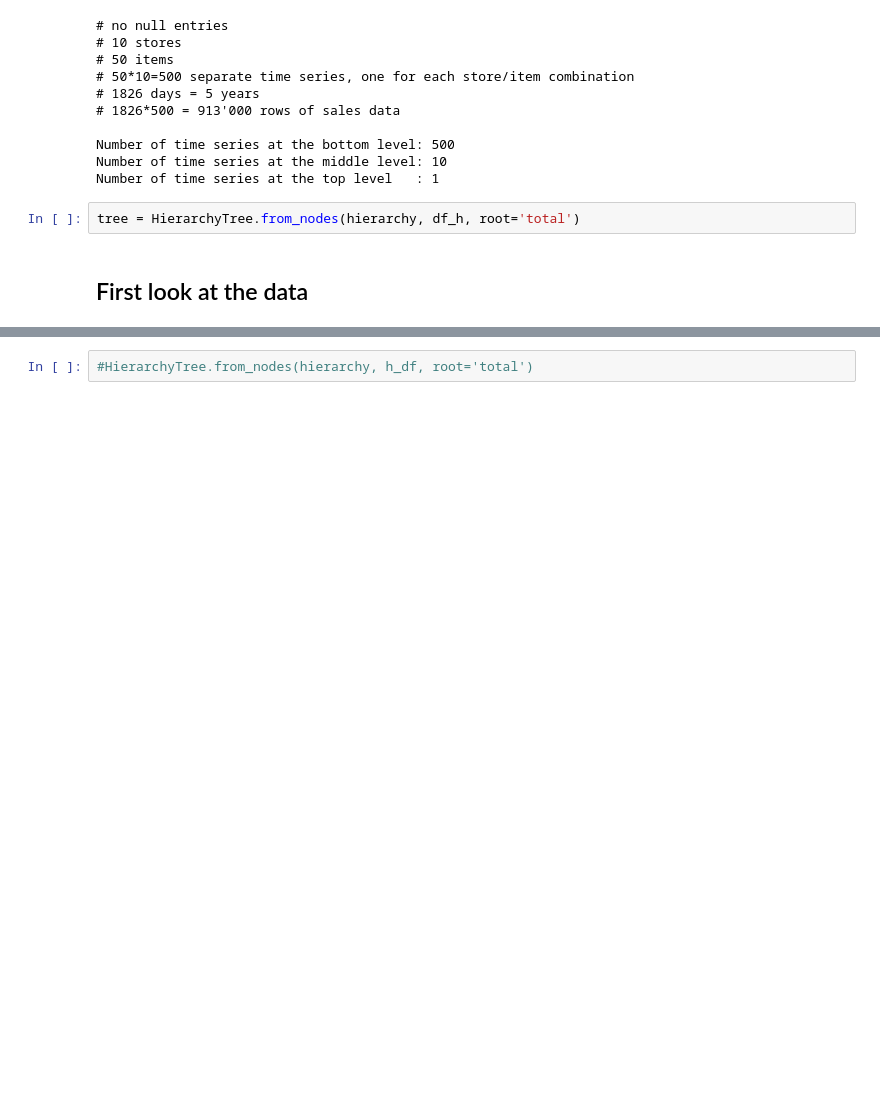
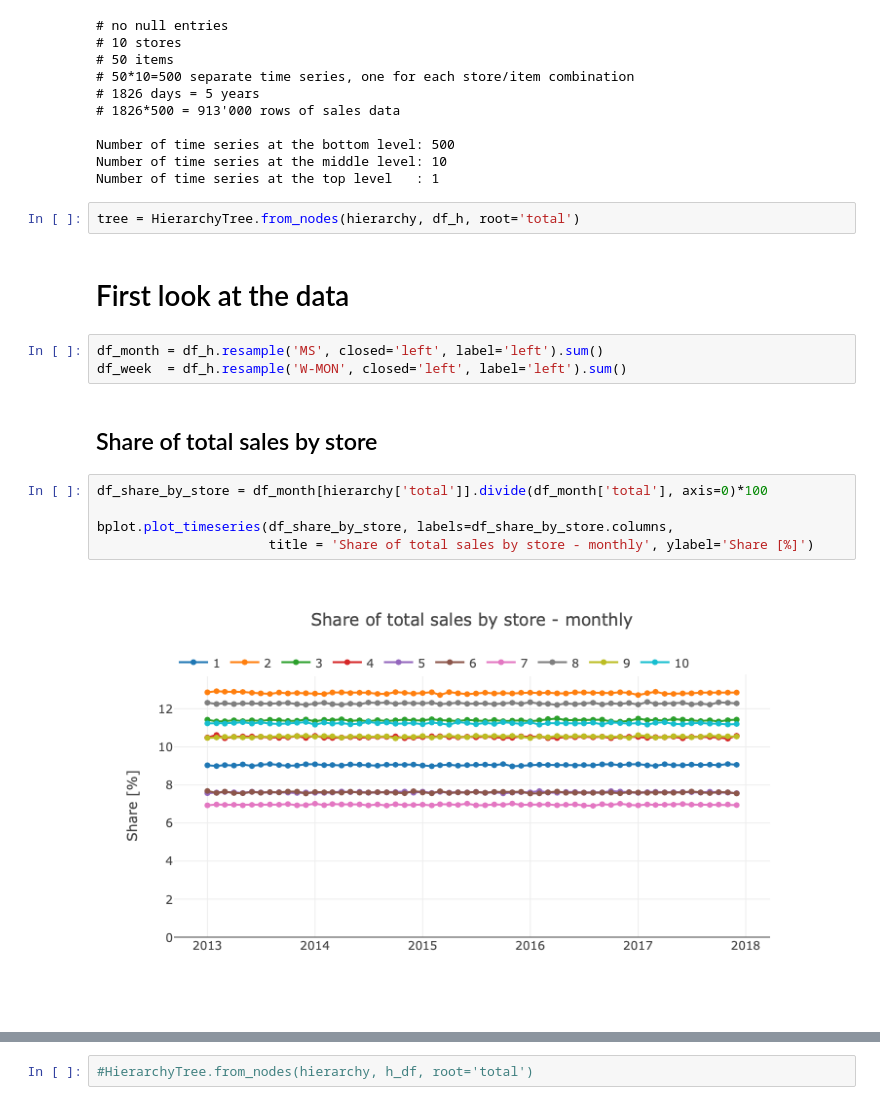
Before and after one commit to mangano/forecasting, a Jupyter notebook: store_item_demand.ipynb, the cells around one changed output, grey strips where cells are left out. Cells and saved outputs as stored; diff of their text form; blank space fills up the shorter version.

```diff
--- a/store_item_demand.ipynb
+++ b/store_item_demand.ipynb
@@ -46,4 +46,16 @@ Number of time series at the top level   : 1
 # %%
 tree = HierarchyTree.from_nodes(hierarchy, df_h, root='total')
 # %% [markdown]
-## First look at the data
+# First look at the data
+# %%
+df_month = df_h.resample('MS', closed='left', label='left').sum()
+df_week  = df_h.resample('W-MON', closed='left', label='left').sum()
+# %% [markdown]
+## Share of total sales by store
+# %%
+df_share_by_store = df_month[hierarchy['total']].divide(df_month['total'], axis=0)*100
+
+bplot.plot_timeseries(df_share_by_store, labels=df_share_by_store.columns,
+                      title = 'Share of total sales by store - monthly', ylabel='Share [%]')
+# %% [output]
+[figure, added]
```
Also changed, not shown: parts of 18 cells of this notebook.
